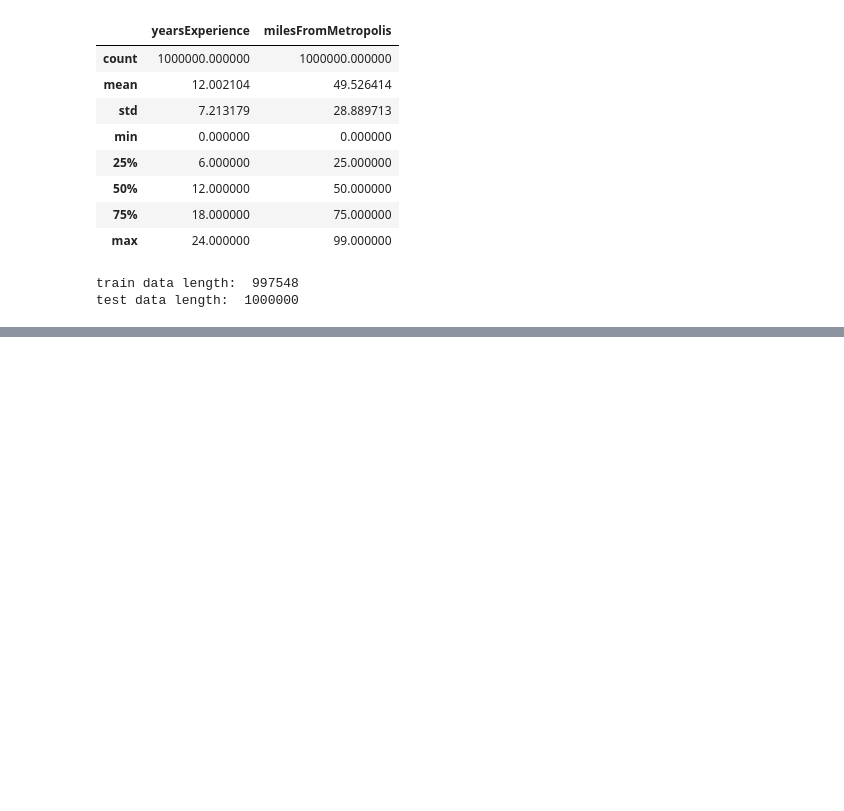
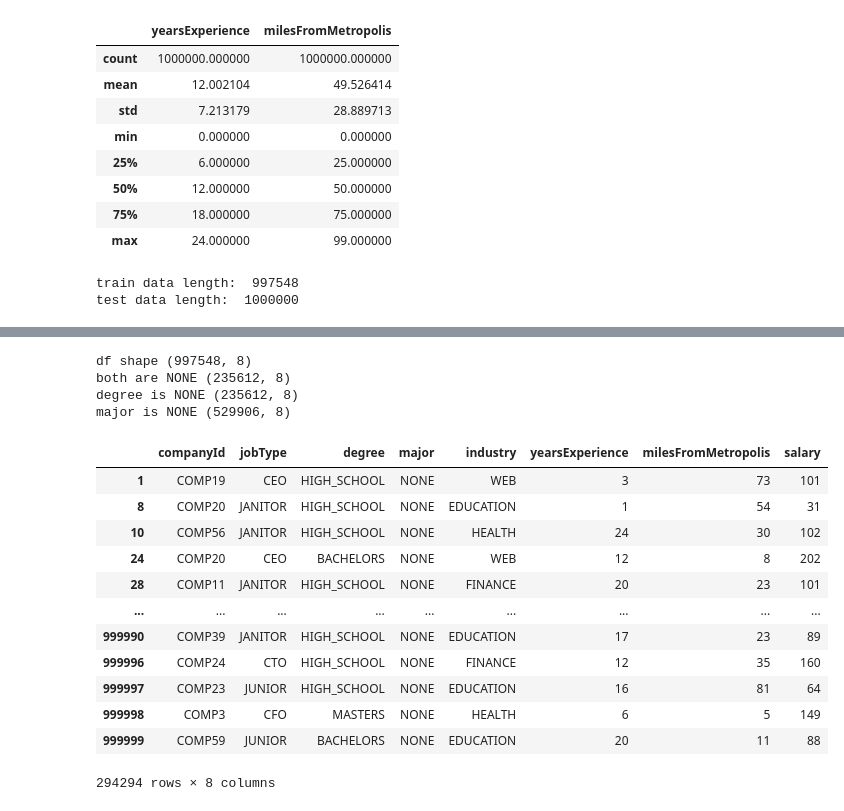
Before and after one commit to Kiran0R0Patil/ai-robotics-employee-salary-insights-and-predictions, a Jupyter notebook: employee-salary-insights-and-predictions.ipynb, the cells around one changed output, grey strips where cells are left out. Drawn from its saved outputs; the diff is of its cells as text; code cells hidden in the pictures; blank space fills up the shorter version.

```diff
--- a/employee-salary-insights-and-predictions.ipynb
+++ b/employee-salary-insights-and-predictions.ipynb
@@ -284,0 +369,33 @@ milesFromMetropolis : 100
+# %%
+# we can see there are 'NONE' in 'degree' and 'major'.
+print("df shape", df.shape)
+deg_none = df[df['degree']=='NONE']
+maj_none = df[df['major']=='NONE']
+both_none = df[(df['degree'] == 'NONE') & (df['major'] == 'NONE')]
+print("both are NONE", both_none.shape)
+print("degree is NONE", deg_none.shape)
+print("major is NONE", maj_none.shape)
+# %% [output]
+df shape (997548, 8)
+both are NONE (235612, 8)
+degree is NONE (235612, 8)
+major is NONE (529906, 8)
+# %%
+# we have few degree but no major
+# only major NONE
+only_major = df[(df['major']=='NONE') & (df['degree']!='NONE')]
+only_major
+# %% [output]
+|  | companyId | jobType | degree | major | industry | yearsExperience | milesFromMetropolis | salary |
+| 1 | COMP19 | CEO | HIGH_SCHOOL | NONE | WEB | 3 | 73 | 101 |
+| 8 | COMP20 | JANITOR | HIGH_SCHOOL | NONE | EDUCATION | 1 | 54 | 31 |
+| 10 | COMP56 | JANITOR | HIGH_SCHOOL | NONE | HEALTH | 24 | 30 | 102 |
+| 24 | COMP20 | CEO | BACHELORS | NONE | WEB | 12 | 8 | 202 |
+| 28 | COMP11 | JANITOR | HIGH_SCHOOL | NONE | FINANCE | 20 | 23 | 101 |
+| ... | ... | ... | ... | ... | ... | ... | ... | ... |
+| 999990 | COMP39 | JANITOR | HIGH_SCHOOL | NONE | EDUCATION | 17 | 23 | 89 |
+| 999996 | COMP24 | CTO | HIGH_SCHOOL | NONE | FINANCE | 12 | 35 | 160 |
+| 999997 | COMP23 | JUNIOR | HIGH_SCHOOL | NONE | EDUCATION | 16 | 81 | 64 |
+| 999998 | COMP3 | CFO | MASTERS | NONE | HEALTH | 6 | 5 | 149 |
+| 999999 | COMP59 | JUNIOR | BACHELORS | NONE | EDUCATION | 20 | 11 | 88 |
+294294 rows × 8 columns
```
Also changed, not shown: parts of 11 cells of this notebook.
